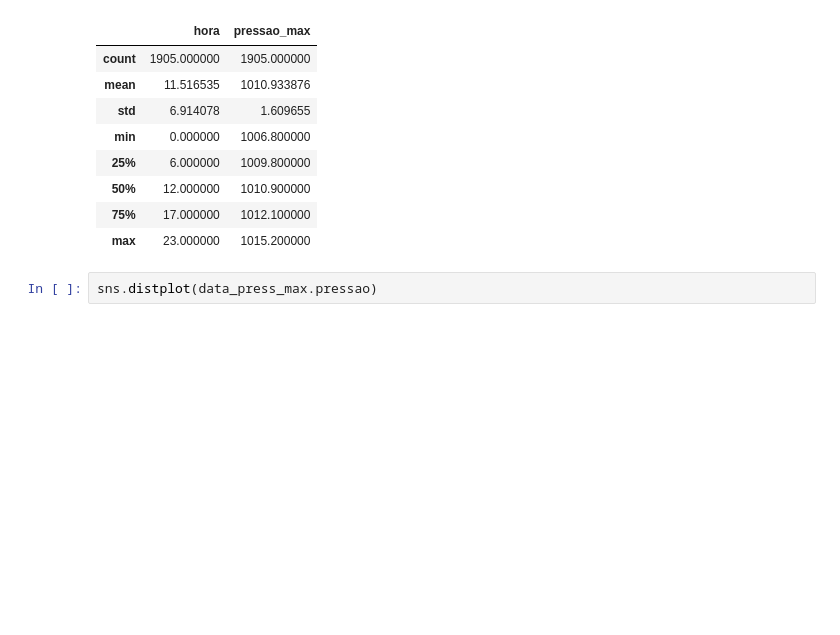
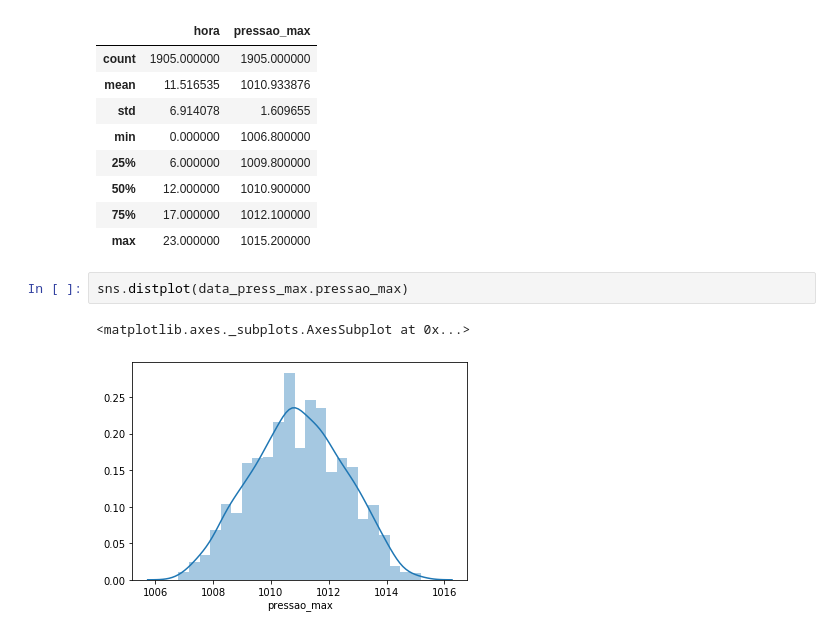
Before and after one commit to SamuelHericles/climate_data, a Jupyter notebook: Study_pressure.ipynb, the cells around one changed output. Saved outputs shown, nothing was run; the diff lists cells and outputs as text; blank space fills up the shorter version.

```diff
--- a/Study_pressure.ipynb
+++ b/Study_pressure.ipynb
@@ -105,4 +105,7 @@ data_press_max.describe()
 | 75% | 17.000000 | 1012.100000 |
 | max | 23.000000 | 1015.200000 |
 # %%
-sns.distplot(data_press_max.pressao)
+sns.distplot(data_press_max.pressao_max)
+# %% [output]
+<matplotlib.axes._subplots.AxesSubplot at 0x...>
+[figure, added]
```
Also changed, not shown: parts of 19 cells of this notebook.
